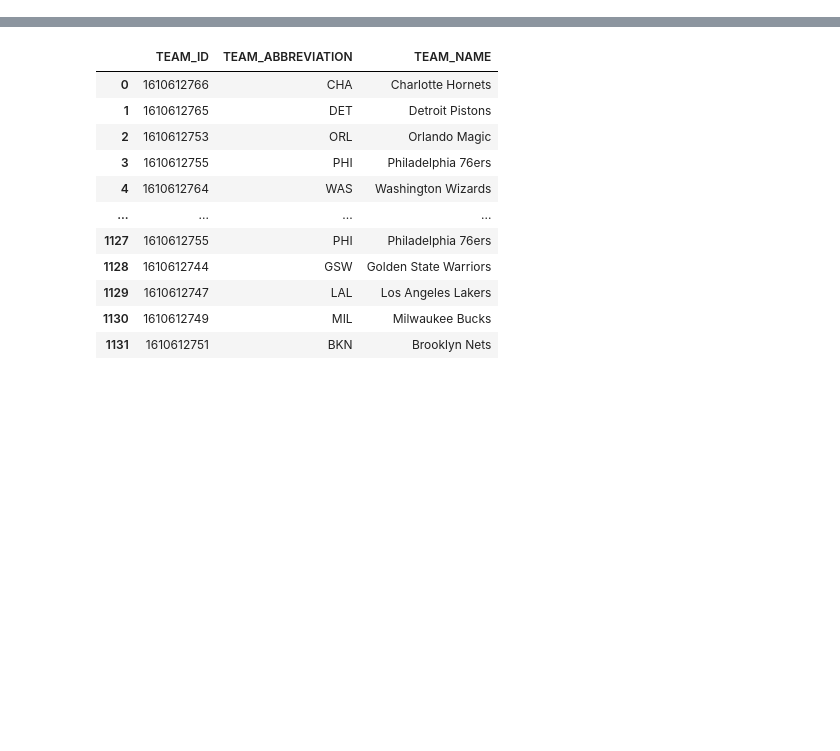
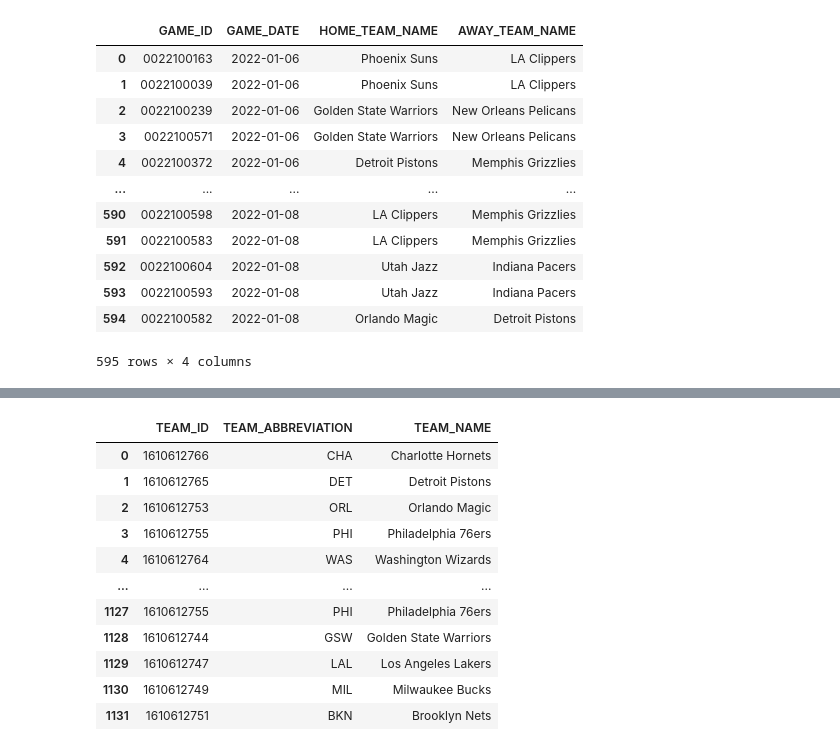
Before and after one commit to Mcruz-G/sportique, a Jupyter notebook: sportique.ipynb, the cells around one changed output, grey strips where cells are left out. Saved outputs shown, nothing was run; the diff lists cells and outputs as text; code cells hidden in the pictures; blank space fills up the shorter version.

```diff
--- a/sportique.ipynb
+++ b/sportique.ipynb
@@ -38,4 +22,4 @@ game_ids_data
 # %%
 from data_warehouse.utils import queries, db_paths
-
-game_ids_data = pd.read_sql(queries["game_ids"], db_paths["games_db"])
+import pandas as pd
+game_ids = pd.read_sql(queries["game_ids"], db_paths["games_db"], parse_dates=["GAME_DATE"])
@@ -42,3 +56,21 @@ game_ids_data = pd.read_sql(queries["game_ids"], db_paths["games_db"])
+# %%
+away_team, home_team = "LA Clippers","Phoenix Suns"
+
+game_ids
+# %% [output]
+|  | GAME_ID | GAME_DATE | HOME_TEAM_NAME | AWAY_TEAM_NAME |
+| 0 | 0022100163 | 2022-01-06 | Phoenix Suns | LA Clippers |
+| 1 | 0022100039 | 2022-01-06 | Phoenix Suns | LA Clippers |
+| 2 | 0022100239 | 2022-01-06 | Golden State Warriors | New Orleans Pelicans |
+| 3 | 0022100571 | 2022-01-06 | Golden State Warriors | New Orleans Pelicans |
+| 4 | 0022100372 | 2022-01-06 | Detroit Pistons | Memphis Grizzlies |
+| ... | ... | ... | ... | ... |
+| 590 | 0022100598 | 2022-01-08 | LA Clippers | Memphis Grizzlies |
+| 591 | 0022100583 | 2022-01-08 | LA Clippers | Memphis Grizzlies |
+| 592 | 0022100604 | 2022-01-08 | Utah Jazz | Indiana Pacers |
+| 593 | 0022100593 | 2022-01-08 | Utah Jazz | Indiana Pacers |
+| 594 | 0022100582 | 2022-01-08 | Orlando Magic | Detroit Pistons |
+595 rows × 4 columns
 # %%
 
 from nba_api.stats.static import teams
```
Also changed, not shown: parts of 8 cells of this notebook, 16 other files.
